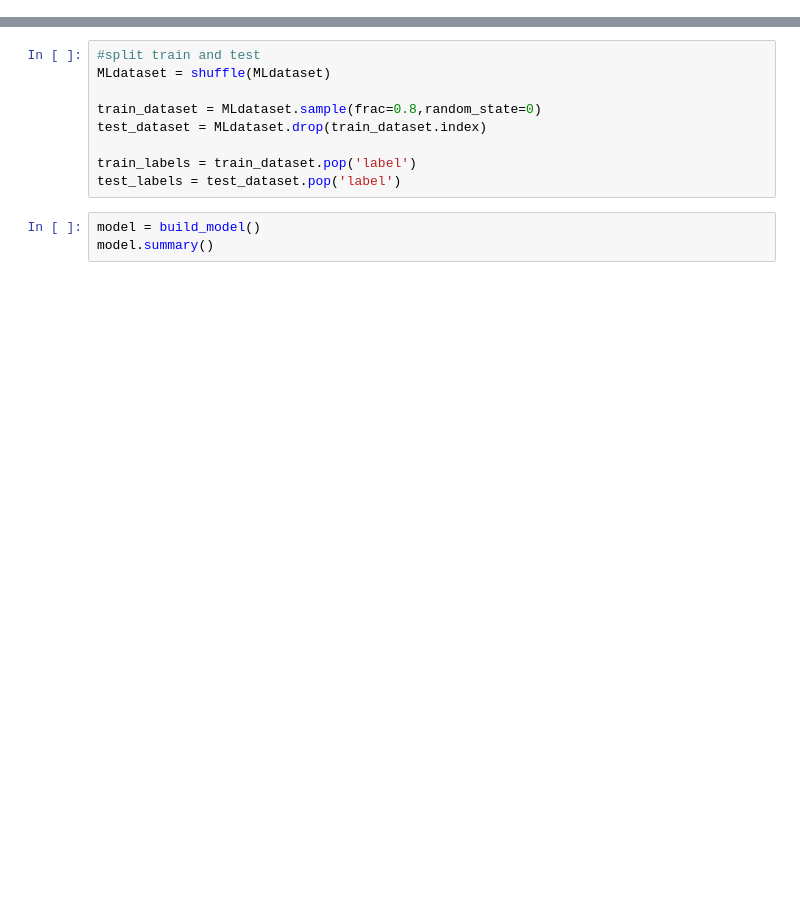
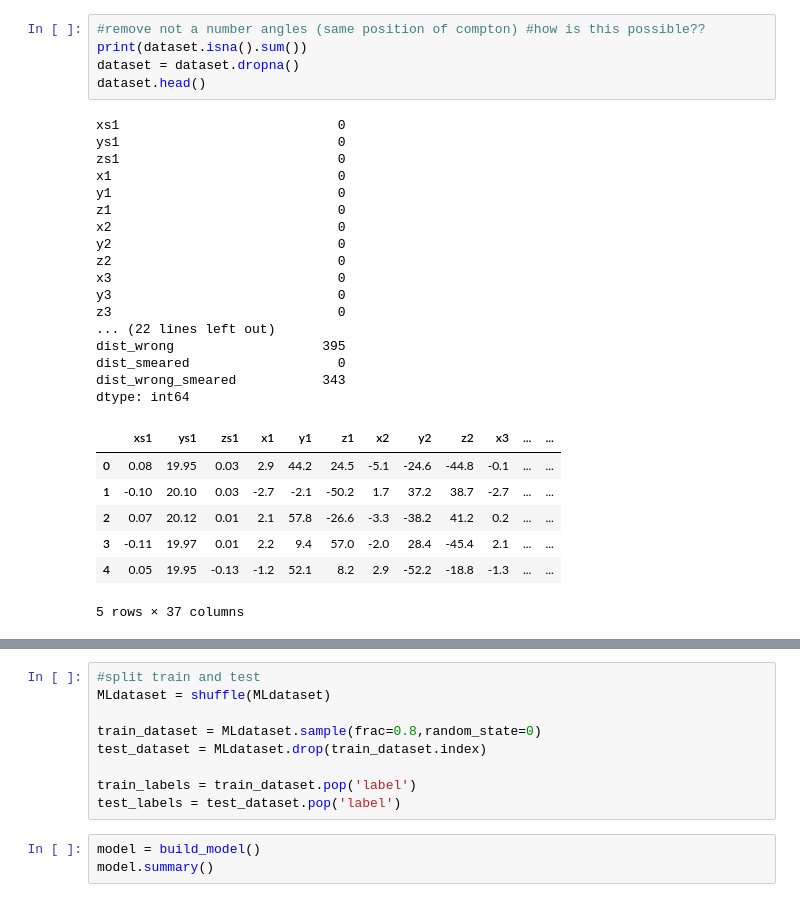
Before and after one commit to irenecortinovis/PET-Coincidences-Compton, a Jupyter notebook: ML/neural_network.ipynb, the cells around one changed output, grey strips where cells are left out. Cells and saved outputs as stored; diff of their text form; blank space fills up the shorter version.

```diff
--- a/ML/neural_network.ipynb
+++ b/ML/neural_network.ipynb
@@ -121,0 +237,30 @@ dataset = dataset.dropna()
+# %%
+#remove not a number angles (same position of compton) #how is this possible??
+print(dataset.isna().sum())
+dataset = dataset.dropna()
+dataset.head()
+# %% [output]
+xs1                            0
+ys1                            0
+zs1                            0
+x1                             0
+y1                             0
+z1                             0
+x2                             0
+y2                             0
+z2                             0
+x3                             0
+y3                             0
+z3                             0
+... (22 lines left out)
+dist_wrong                   395
+dist_smeared                   0
+dist_wrong_smeared           343
+dtype: int64
+|  | xs1 | ys1 | zs1 | x1 | y1 | z1 | x2 | y2 | z2 | x3 | ... | ... |
+| 0 | 0.08 | 19.95 | 0.03 | 2.9 | 44.2 | 24.5 | -5.1 | -24.6 | -44.8 | -0.1 | ... | ... |
+| 1 | -0.10 | 20.10 | 0.03 | -2.7 | -2.1 | -50.2 | 1.7 | 37.2 | 38.7 | -2.7 | ... | ... |
+| 2 | 0.07 | 20.12 | 0.01 | 2.1 | 57.8 | -26.6 | -3.3 | -38.2 | 41.2 | 0.2 | ... | ... |
+| 3 | -0.11 | 19.97 | 0.01 | 2.2 | 9.4 | 57.0 | -2.0 | 28.4 | -45.4 | 2.1 | ... | ... |
+| 4 | 0.05 | 19.95 | -0.13 | -1.2 | 52.1 | 8.2 | 2.9 | -52.2 | -18.8 | -1.3 | ... | ... |
+5 rows × 37 columns
```
Also changed, not shown: parts of 10 cells of this notebook.
